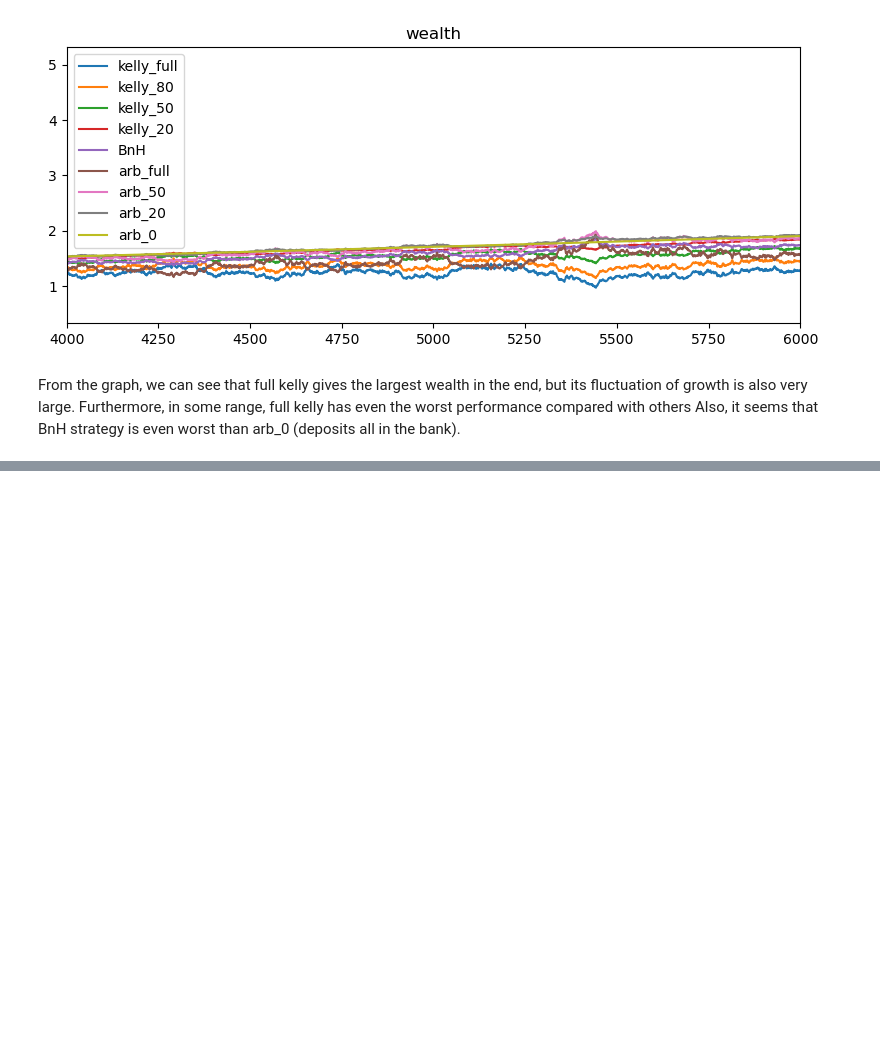
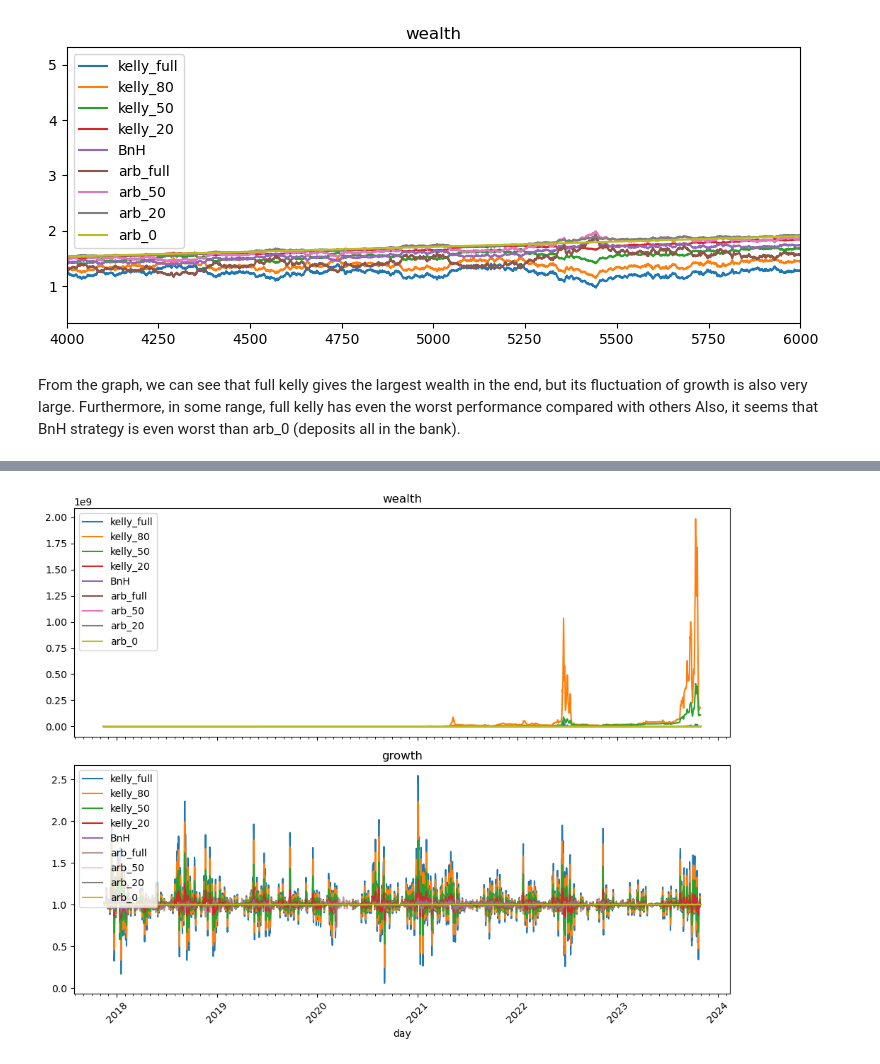
Before and after one commit to std92050/fin_math_110021515, a Jupyter notebook: Kelly criterion/Kelly_criterion.ipynb, the cells around one changed output, grey strips where cells are left out. Saved outputs shown, nothing was run; the diff lists cells and outputs as text; code cells hidden in the pictures; blank space fills up the shorter version.

```diff
--- a/Kelly criterion/Kelly_criterion.ipynb
+++ b/Kelly criterion/Kelly_criterion.ipynb
@@ -236,41 +198,58 @@ rate
+# %%
+#defining new kelly function that upadating the fraction f_opt
+def kelly_updating(return_array,mean_array,std_array,rate_array,kelly_cap,kelly_frac):
+    wealth_array = np.ones(len(return_array)+1)
+    growth_array = np.zeros_like(return_array)
+    f_opt= np.zeros_like(return_array)
+    for s in range(len(return_array)):
+        mu= mean_array[s]
+        var= std_array[s]**2
+        if kelly_cap == False: #no restricion for leverage
+            f_opt[s] = (mu-rate_array[s])/var *kelly_frac  #allow shorting , f_opt can be negative
+        else:
+            f_opt[s] = min((mu-rate_array[s])/var ,kelly_cap)*kelly_frac
+        growth_array[s] = (1+f_opt[s]*return_array[s] + (1-f_opt[s])*rate_array[s])
+        wealth_array[s+1] = wealth_array[s]*growth_array[s]
+    return wealth_array,growth_array,f_opt
 # %%
-r = (1+0.04)**(1/365) -1
-return_array = np.random.normal(0,0.01,10000)
-
-kelly_full,growth_kelly_full = kelly( return_array,r,False,1)
-kelly_80,growth_kelly_80 = kelly( return_array,r,False,0.8)
-kelly_50,growth_kelly_50 = kelly( return_array,r,False,0.5)
-kelly_20,growth_kelly_20 = kelly( return_array,r,False,0.2)
-BnH_array,growth_BnH = BnH(return_array,r)
-arb_full, growth_arb_full=arbitrary(return_array,r,1)
-arb_50, growth_arb_50=arbitrary(return_array,r,0.5)
-arb_20, growth_arb_20=arbitrary(return_array,r,0.2)
-arb_0, growth_arb_0=arbitrary(return_array,r,0)
+kelly_full,growth_kelly_full,f_full = kelly_updating(return_array,mean_array,std_array,rate_array,False,1)
+kelly_80,growth_kelly_80,f_80 = kelly_updating( return_array,mean_array,std_array,rate_array,False,0.8)
+kelly_50,growth_kelly_50,f_50 = kelly_updating( return_array,mean_array,std_array,rate_array,False,0.5)
+kelly_20,growth_kelly_20,f_20 = kelly_updating( return_array,mean_array,std_array,rate_array,False,0.2)
+BnH_array,growth_BnH = BnH(return_array,rate_array)
+arb_full, growth_arb_full=arbitrary(return_array,rate_array,1)
+arb_50, growth_arb_50=arbitrary(return_array,rate_array,0.5)
+arb_20, growth_arb_20=arbitrary(return_array,rate_array,0.2)
+arb_0, growth_arb_0=arbitrary(return_array,rate_array,0)
 
 fig,ax = plt.subplots(2,1,sharex=True,figsize=(10,8))
 
-ax[0].plot(kelly_full,label="kelly_full")
-ax[0].plot(kelly_80,label="kelly_80")
-ax[0].plot(kelly_50,label="kelly_50")
-ax[0].plot(kelly_20,label="kelly_20")
-ax[0].plot(BnH_array,label="BnH")
-ax[0].plot(arb_full,label="arb_full")
-ax[0].plot(arb_50,label="arb_50")
-ax[0].plot(arb_20,label="arb_20")
-ax[0].plot(arb_0,label="arb_0")
+ax[0].plot(time[window-1:],kelly_full,label="kelly_full")
+ax[0].plot(time[window-1:],kelly_80,label="kelly_80")
+ax[0].plot(time[window-1:],kelly_50,label="kelly_50")
+ax[0].plot(time[window-1:],kelly_20,label="kelly_20")
+ax[0].plot(time[window-1:],BnH_array,label="BnH")
+ax[0].plot(time[window-1:],arb_full,label="arb_full")
+ax[0].plot(time[window-1:],arb_50,label="arb_50")
+ax[0].plot(time[window-1:],arb_20,label="arb_20")
+ax[0].plot(time[window-1:],arb_0,label="arb_0")
 ax[0].set_title('wealth')
 
-ax[1].plot(growth_kelly_full,label="kelly_full")
-ax[1].plot(growth_kelly_80,label="kelly_80")
-ax[1].plot(growth_kelly_50,label="kelly_50")
-ax[1].plot(growth_kelly_20,label="kelly_20")
-ax[1].plot(growth_BnH,label="BnH")
-ax[1].plot(growth_arb_full,label="arb_full",alpha=0.6)
-ax[1].plot(growth_arb_50,label="arb_50",alpha=0.4)
-ax[1].plot(growth_arb_20,label="arb_20")
-ax[1].plot(growth_arb_0,label="arb_0")
+ax[1].plot(time[window:],growth_kelly_full,label="kelly_full")
+ax[1].plot(time[window:],growth_kelly_80,label="kelly_80")
+ax[1].plot(time[window:],growth_kelly_50,label="kelly_50")
+ax[1].plot(time[window:],growth_kelly_20,label="kelly_20")
+ax[1].plot(time[window:],growth_BnH,label="BnH")
+ax[1].plot(time[window:],growth_arb_full,label="arb_full",alpha=0.6)
+ax[1].plot(time[window:],growth_arb_50,label="arb_50",alpha=0.4)
+ax[1].plot(time[window:],growth_arb_20,label="arb_20")
+ax[1].plot(time[window:],growth_arb_0,label="arb_0")
+ax[1].tick_params(axis='x',rotation=45)
+ax[1].xaxis.set_minor_locator(MonthLocator())
 ax[0].legend()
 ax[1].legend()
 ax[1].set_title('growth')
 ax[1].set_xlabel('day')
 plt.tight_layout()
+# %% [output]
+[figure, added]
```
Also changed, not shown: parts of 22 cells of this notebook, 1 other file.
